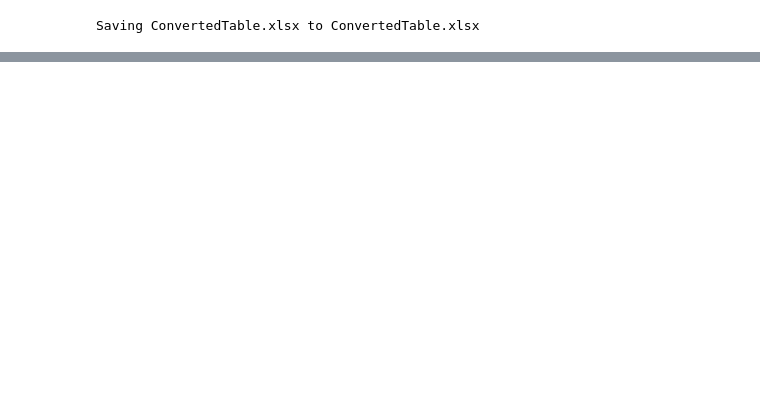
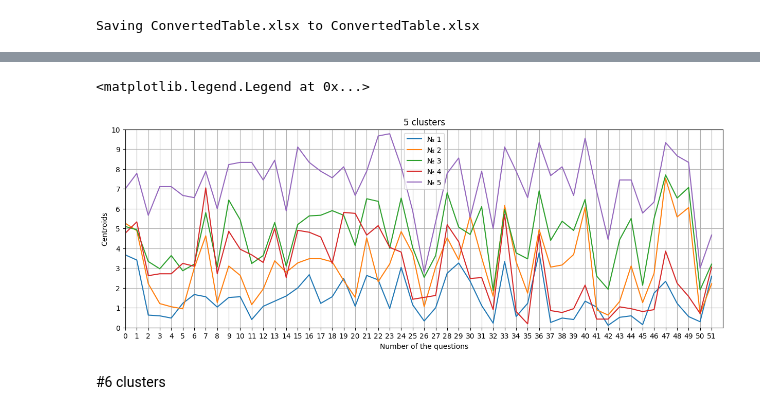
Before and after one commit to Viktory4121/Diploma, a Jupyter notebook: cluster.ipynb, the cells around one changed output, grey strips where cells are left out. Drawn from its saved outputs; the diff is of its cells as text; code cells hidden in the pictures; blank space fills up the shorter version.

```diff
--- a/cluster.ipynb
+++ b/cluster.ipynb
@@ -56,0 +137,32 @@ array([0, 1, 0, 0, 0, 0, 1, 0, 0, 1, 1, 0, 1, 0, 0, 1, 1, 1, 0, 0, 1, 1,
+# %%
+kmeans_5 = KMeans(n_clusters=5, random_state=0)
+kmeans_5.fit(x)
+predict_5cl = kmeans_5.predict(x)
+#print(predict_5cl)
+#print(kmeans_5.cluster_centers_)
+# %%
+K = plt.figure()
+K.set_figwidth(15)
+K.set_figheight(5)
+
+plt.plot(kmeans_5.cluster_centers_[0])
+plt.plot(kmeans_5.cluster_centers_[1])
+plt.plot(kmeans_5.cluster_centers_[2])
+plt.plot(kmeans_5.cluster_centers_[3])
+plt.plot(kmeans_5.cluster_centers_[4])
+
+#[xmin, xmax, ymin, ymax]
+plt.axis([0, 52, 0, 10])
+plt.xticks(range(len(x[0])))
+plt.yticks(range(11))
+
+plt.grid(True)
+plt.title('5 clusters')
+plt.xlabel('Number of the questions')
+plt.ylabel('Centroids')
+plt.legend(['№ 1', '№ 2', '№ 3', '№ 4', '№ 5'])
+# %% [output]
+<matplotlib.legend.Legend at 0x...>
+[figure, added]
+# %% [markdown]
+#6 clusters
```
Also changed, not shown: parts of 16 cells of this notebook.
